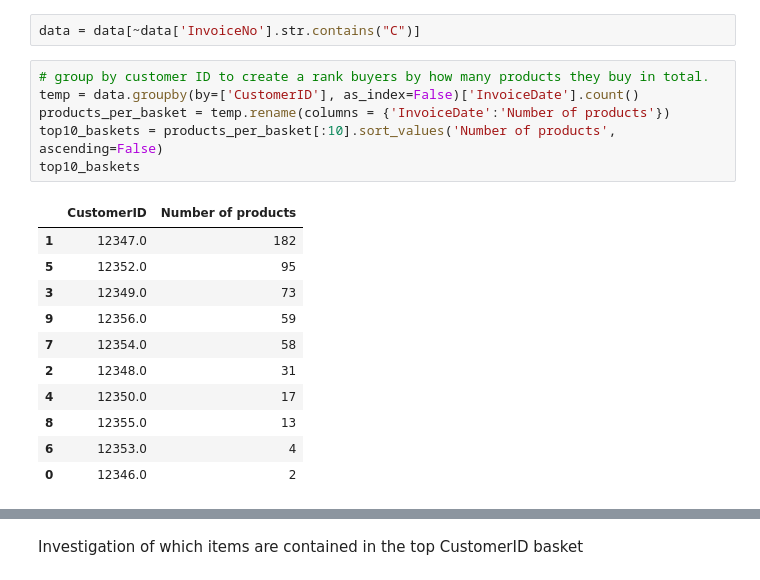
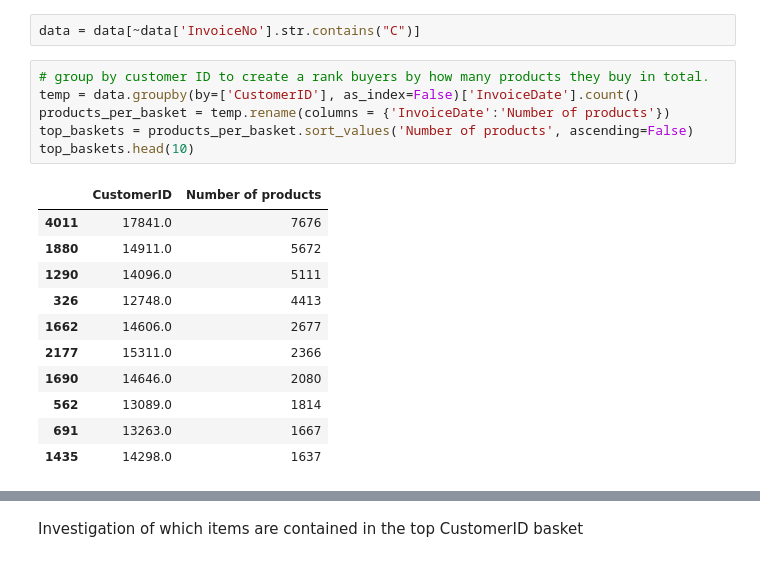
Before and after one commit to scheckley/online-retail, a Jupyter notebook: analysis.ipynb, the cells around one changed output, grey strips where cells are left out. Drawn from its saved outputs; the diff is of its cells as text.

```diff
--- a/analysis.ipynb
+++ b/analysis.ipynb
@@ -249,18 +229,18 @@ data = data[~data['InvoiceNo'].str.contains("C")]
 # %%
 # group by customer ID to create a rank buyers by how many products they buy in total.
 temp = data.groupby(by=['CustomerID'], as_index=False)['InvoiceDate'].count()
 products_per_basket = temp.rename(columns = {'InvoiceDate':'Number of products'})
-top10_baskets = products_per_basket[:10].sort_values('Number of products', ascending=False)
-top10_baskets
+top_baskets = products_per_basket.sort_values('Number of products', ascending=False)
+top_baskets.head(10)
 # %% [output]
 |  | CustomerID | Number of products |
-| 1 | 12347.0 | 182 |
-| 5 | 12352.0 | 95 |
-| 3 | 12349.0 | 73 |
-| 9 | 12356.0 | 59 |
-| 7 | 12354.0 | 58 |
-| 2 | 12348.0 | 31 |
-| 4 | 12350.0 | 17 |
-| 8 | 12355.0 | 13 |
-| 6 | 12353.0 | 4 |
-| 0 | 12346.0 | 2 |
+| 4011 | 17841.0 | 7676 |
+| 1880 | 14911.0 | 5672 |
+| 1290 | 14096.0 | 5111 |
+| 326 | 12748.0 | 4413 |
+| 1662 | 14606.0 | 2677 |
+| 2177 | 15311.0 | 2366 |
+| 1690 | 14646.0 | 2080 |
+| 562 | 13089.0 | 1814 |
+| 691 | 13263.0 | 1667 |
+| 1435 | 14298.0 | 1637 |
```
Also changed, not shown: parts of 37 cells of this notebook.
